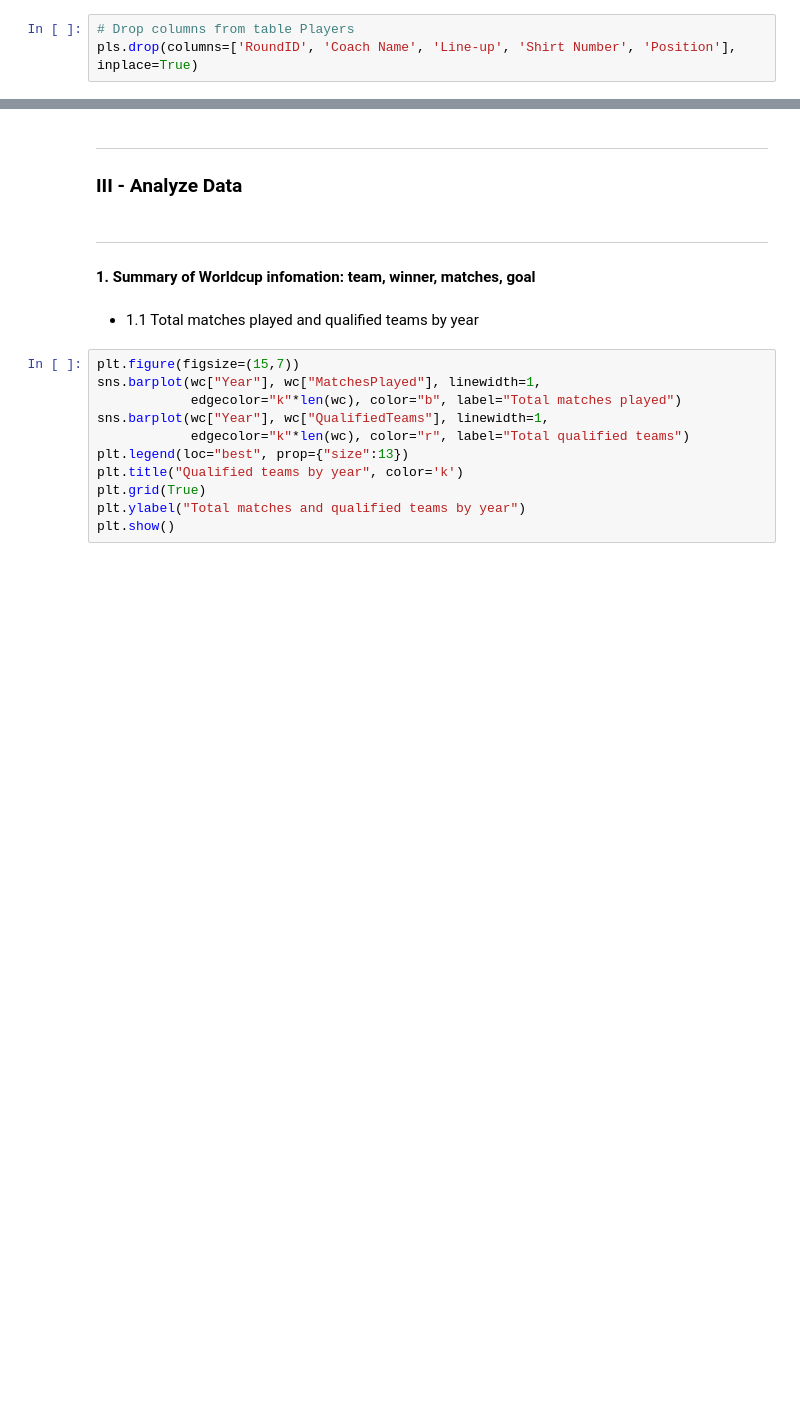
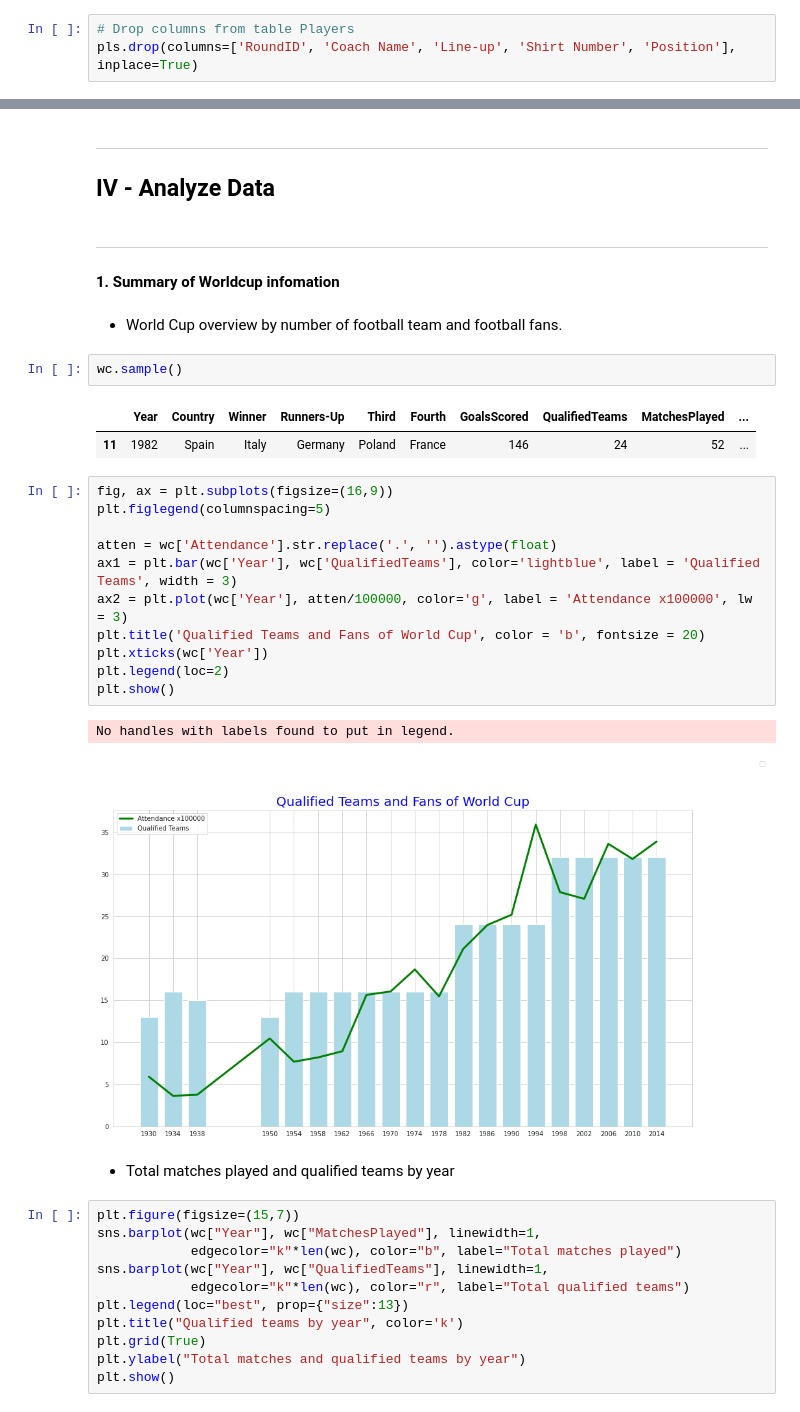
Before and after one commit to natuan310/w3-Data-Analysis-WorldCup-Dataset, a Jupyter notebook: Tee.ipynb, the cells around one changed output, grey strips where cells are left out. Cells and saved outputs as stored; diff of their text form; blank space fills up the shorter version.

```diff
--- a/Tee.ipynb
+++ b/Tee.ipynb
@@ -378,11 +392,32 @@ pls.sample()
 # %% [markdown]
 ---
-### III - Analyze Data
+## IV - Analyze Data
 # %% [markdown]
 ---
-#### 1.  Summary of Worldcup infomation: team, winner, matches, goal
+#### 1. Summary of Worldcup infomation
+# %% [markdown]
+- World Cup overview by number of football team and football fans.
+# %%
+wc.sample()
+# %% [output]
+|  | Year | Country | Winner | Runners-Up | Third | Fourth | GoalsScored | QualifiedTeams | MatchesPlayed | ... |
+| 11 | 1982 | Spain | Italy | Germany | Poland | France | 146 | 24 | 52 | ... |
+# %%
+fig, ax = plt.subplots(figsize=(16,9))
+plt.figlegend(columnspacing=5)
+
+atten = wc['Attendance'].str.replace('.', '').astype(float)
+ax1 = plt.bar(wc['Year'], wc['QualifiedTeams'], color='lightblue', label = 'Qualified Teams', width = 3)
+ax2 = plt.plot(wc['Year'], atten/100000, color='g', label = 'Attendance x100000', lw = 3)
+plt.title('Qualified Teams and Fans of World Cup', color = 'b', fontsize = 20)
+plt.xticks(wc['Year'])
+plt.legend(loc=2)
+plt.show()
+# %% [output]
+No handles with labels found to put in legend.
+[figure, added]
 # %% [markdown]
-- 1.1 Total matches played and qualified teams by year
+- Total matches played and qualified teams by year
 # %%
 plt.figure(figsize=(15,7))
 sns.barplot(wc["Year"], wc["MatchesPlayed"], linewidth=1,
```
Also changed, not shown: parts of 41 cells of this notebook.
